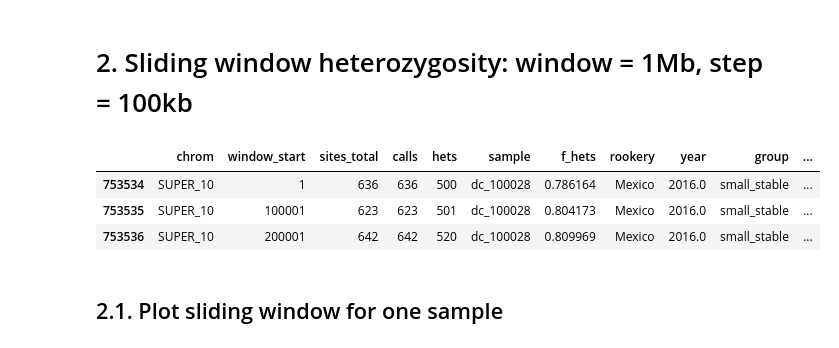
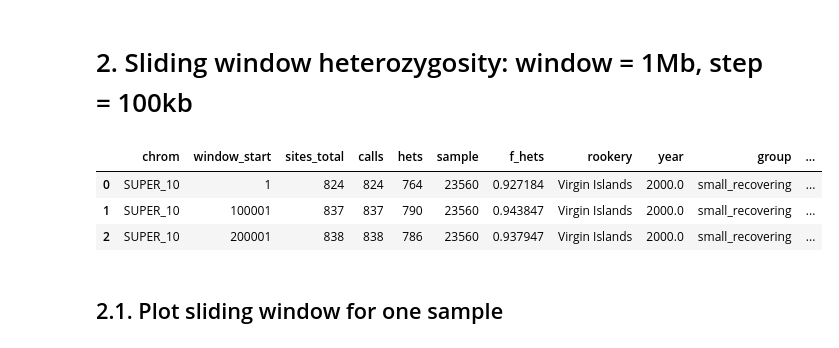
Before and after one commit to osipovarev/Leatherback_popgen, a Jupyter notebook: heterozygosity_analysis.ipynb, the cells around one changed output. Saved outputs shown, nothing was run; the diff lists cells and outputs as text; code cells hidden in the pictures.

```diff
--- a/heterozygosity_analysis.ipynb
+++ b/heterozygosity_analysis.ipynb
@@ -132,27 +132,29 @@ fig.tight_layout()
 # %%
 ## Read summary file with total number of variants by impact
 dir_path = '/Users/osipova/Documents/LabDocs/Leatherback_popgen/'
 file_name = 'Heterozygosity_222/all_sliding_window_hets.tsv'
 file_data = glob(dir_path + file_name)[0]
 df = pd.read_csv(file_data, sep='\t')
+
+df['sample'] = df['sample'].astype(str)
 
 ## Compute heterozigosity
 df['f_hets'] = df['hets'] / df['calls']
 
 ## Assign location info to each sample
 df_all = pd.merge(df, INFO, on='sample')
 
 ## Exclude samples that are not for genetic load analysis
-df_all['exclude'] = df_all['exclude'].fillna('include')
+# df_all['exclude'] = df_all['exclude'].fillna('include')
 
 ## Exclude all new samples. For now
-df_all = df_all[df_all['sample'].str.startswith('dc_')]
+# df_all = df_all[df_all['sample'].str.startswith('dc_')]
 df_all.head(3)
 # %% [output]
 |  | chrom | window_start | sites_total | calls | hets | sample | f_hets | rookery | year | group | ... |
-| 753534 | SUPER_10 | 1 | 636 | 636 | 500 | dc_100028 | 0.786164 | Mexico | 2016.0 | small_stable | ... |
-| 753535 | SUPER_10 | 100001 | 623 | 623 | 501 | dc_100028 | 0.804173 | Mexico | 2016.0 | small_stable | ... |
-| 753536 | SUPER_10 | 200001 | 642 | 642 | 520 | dc_100028 | 0.809969 | Mexico | 2016.0 | small_stable | ... |
+| 0 | SUPER_10 | 1 | 824 | 824 | 764 | 23560 | 0.927184 | Virgin Islands | 2000.0 | small_recovering | ... |
+| 1 | SUPER_10 | 100001 | 837 | 837 | 790 | 23560 | 0.943847 | Virgin Islands | 2000.0 | small_recovering | ... |
+| 2 | SUPER_10 | 200001 | 838 | 838 | 786 | 23560 | 0.937947 | Virgin Islands | 2000.0 | small_recovering | ... |
 # %% [markdown]
 ## 2.1. Plot sliding window for one sample
 # %%
```
Also changed, not shown: parts of 9 cells of this notebook.
